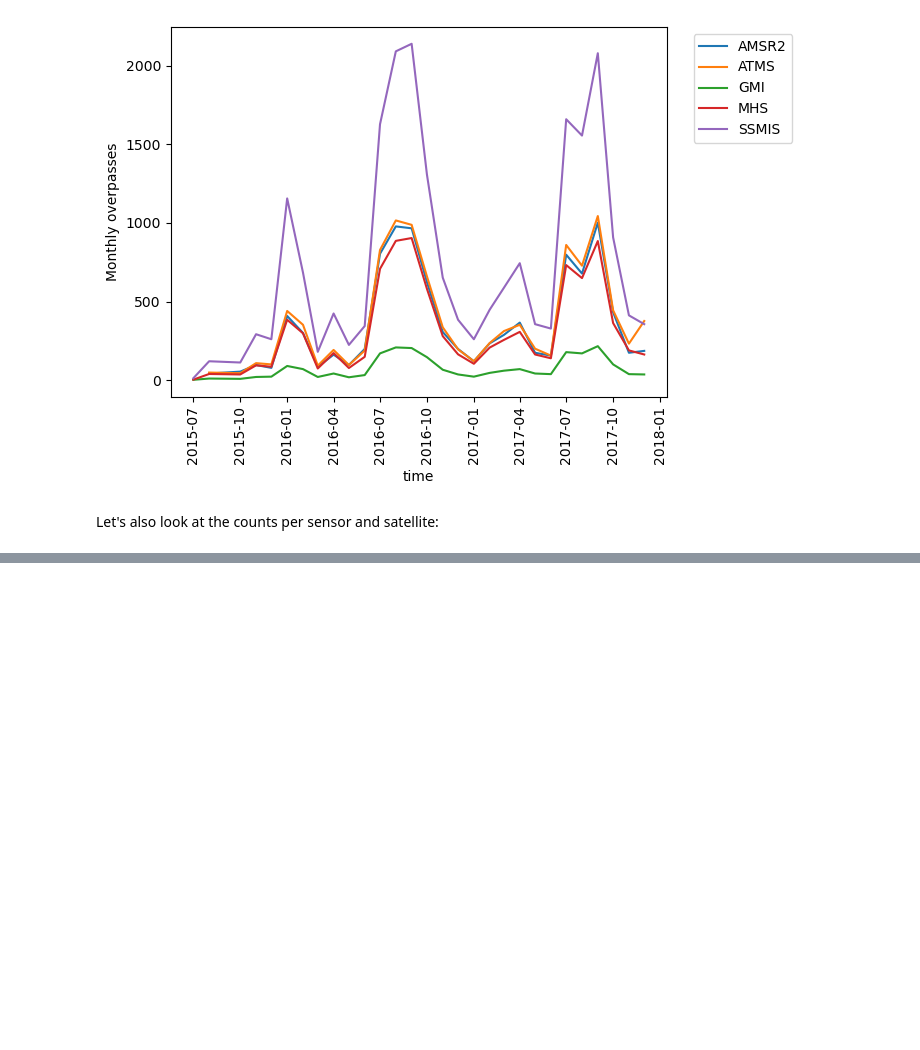
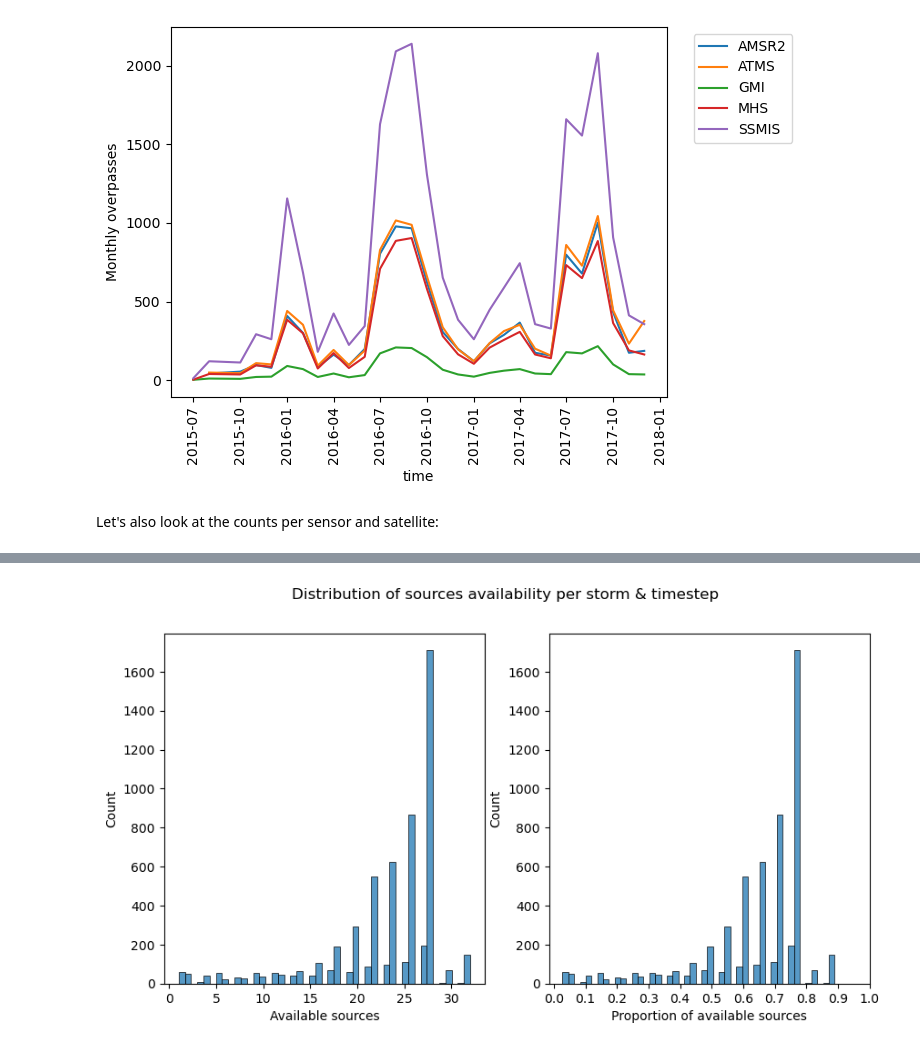
Before and after one commit to dauvillc/tc_multi_sources, a Jupyter notebook: notebooks/sources.ipynb, the cells around one changed output, grey strips where cells are left out. Saved outputs shown, nothing was run; the diff lists cells and outputs as text; code cells hidden in the pictures; blank space fills up the shorter version.

```diff
--- a/notebooks/sources.ipynb
+++ b/notebooks/sources.ipynb
@@ -102,0 +147,6 @@
+# %%
+# Compute the number of available sources per timestep
+availability = df.groupby(['SID', 'syn_time'])['source_name'].nunique().rename('Available sources').reset_index()
+# Compute the proportion of available sources per timestep
+availability['Proportion of available sources'] = availability['Available sources'] / dataset.get_n_sources()
+availability.head()
@@ -102,0 +160,11 @@
+# %%
+plt.figure(figsize=(10, 5))
+plt.subplot(121)
+sns.histplot(availability, x='Available sources')
+plt.subplot(122)
+sns.histplot(availability, x='Proportion of available sources')
+plt.xticks(np.linspace(0, 1, 11))
+plt.suptitle('Distribution of sources availability per storm & timestep')
+plt.show()
+# %% [output]
+[figure, added]
```
Also changed, not shown: parts of 18 cells of this notebook, 1 other file.
